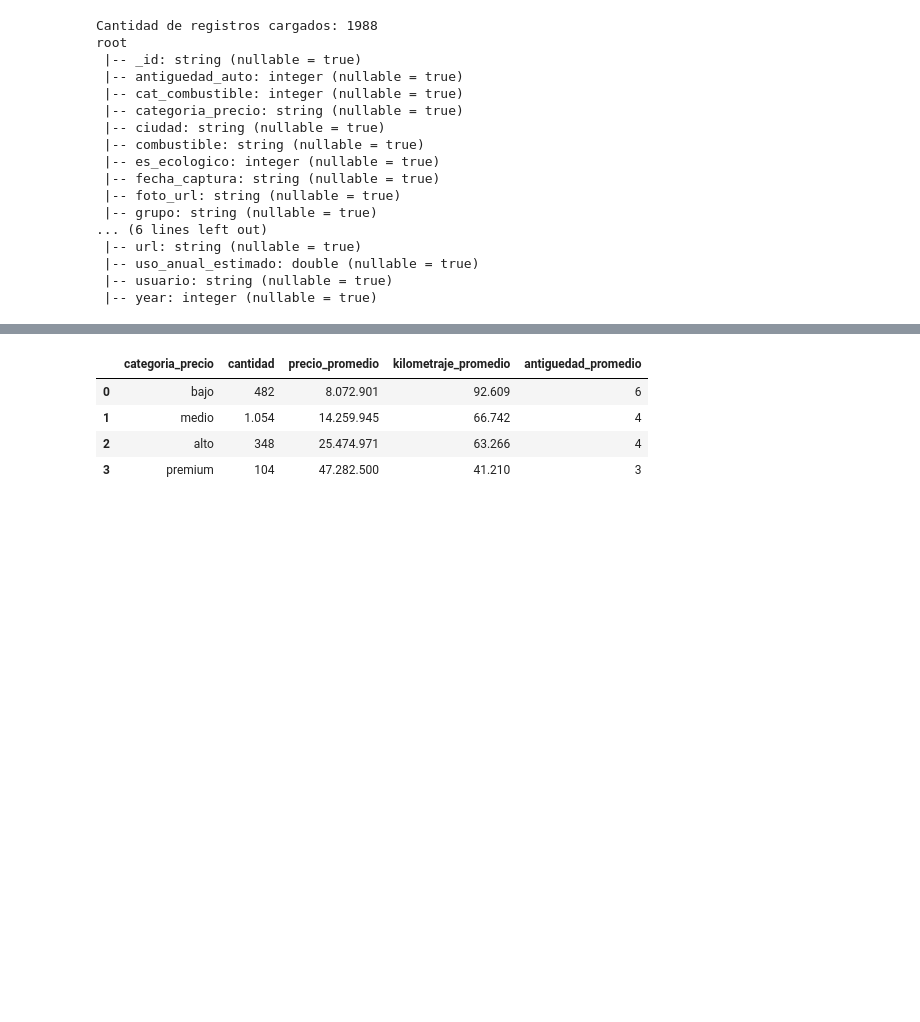
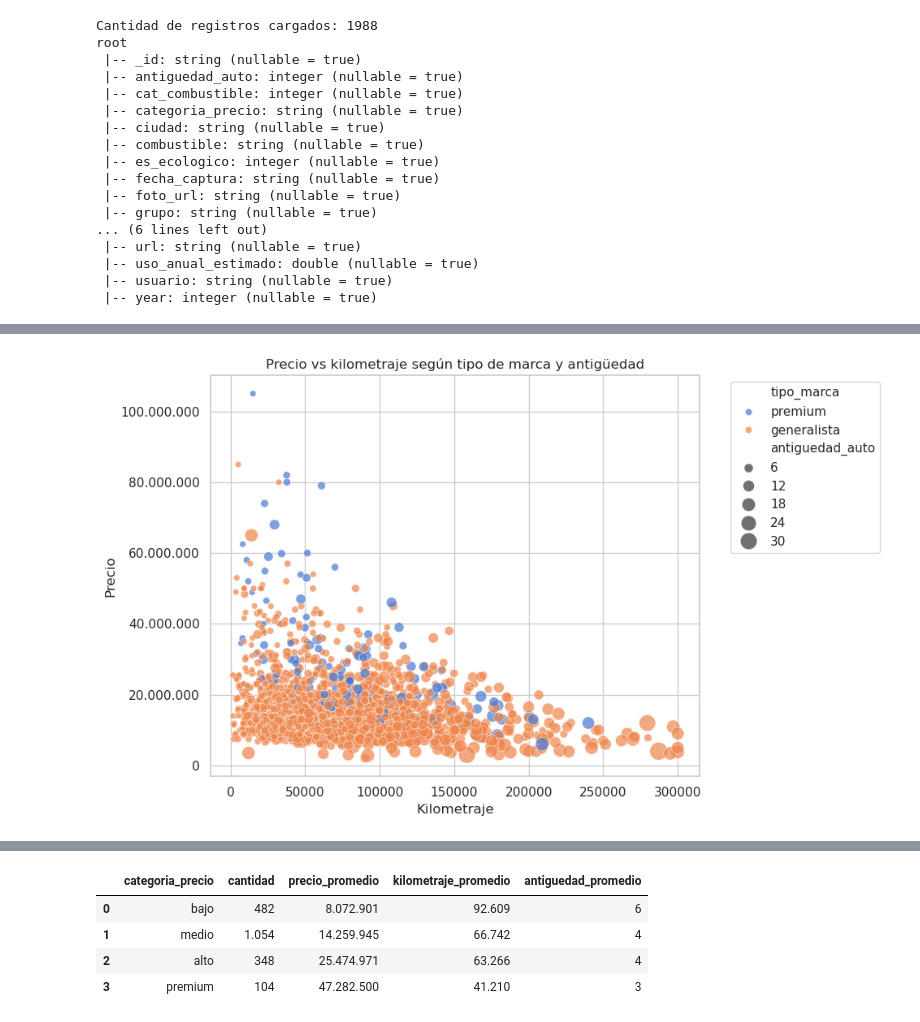
Before and after one commit to IICG-Coquimbo/practica-proyecto-autotec, a Jupyter notebook: autotec/analisis_descriptivo/EDA_Graficos_Relaciones.ipynb, the cells around one changed output, grey strips where cells are left out. Cells and saved outputs as stored; diff of their text form; code cells hidden in the pictures; blank space fills up the shorter version.

```diff
--- a/autotec/analisis_descriptivo/EDA_Graficos_Relaciones.ipynb
+++ b/autotec/analisis_descriptivo/EDA_Graficos_Relaciones.ipynb
@@ -119,0 +112,39 @@ only showing top 10 rows
+# %%
+sns.set(style="whitegrid", palette="muted")
+
+df_pd = df_eda.select(
+    "marca", "modelo", "precio", "kilometraje", "year", "combustible",
+    "ciudad", "cat_combustible", "antiguedad_auto", "uso_anual_estimado",
+    "es_ecologico", "categoria_precio", "rango_kilometraje",
+    "tipo_marca", "segmento_depreciacion"
+).toPandas()
+
+df_pd = df_pd.dropna(subset=[
+    "precio", "kilometraje", "antiguedad_auto",
+    "uso_anual_estimado", "tipo_marca",
+    "combustible", "segmento_depreciacion", "es_ecologico"
+])
+
+def formato_pesos(x, pos):
+    return f"{x:,.0f}".replace(",", ".")
+
+
+plt.figure(figsize=(10, 6))
+sns.scatterplot(
+    data=df_pd,
+    x="kilometraje",
+    y="precio",
+    hue="tipo_marca",
+    size="antiguedad_auto",
+    alpha=0.7,
+    sizes=(30, 250)
+)
+plt.title("Precio vs kilometraje según tipo de marca y antigüedad")
+plt.xlabel("Kilometraje")
+plt.ylabel("Precio")
+plt.gca().yaxis.set_major_formatter(ticker.FuncFormatter(formato_pesos))
+plt.legend(bbox_to_anchor=(1.05, 1), loc="upper left")
+plt.tight_layout()
+plt.show()
+# %% [output]
+[figure, added]
```
Also changed, not shown: parts of 10 cells of this notebook.
